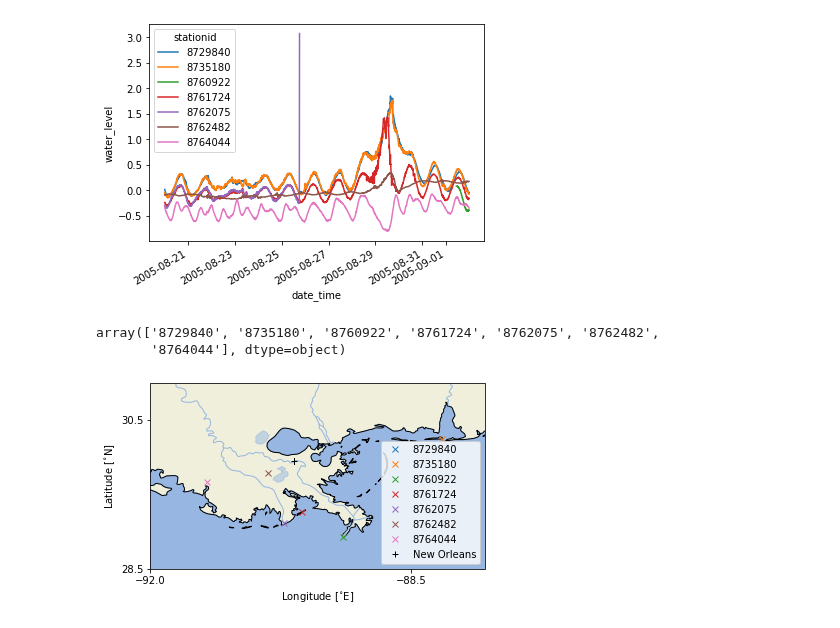
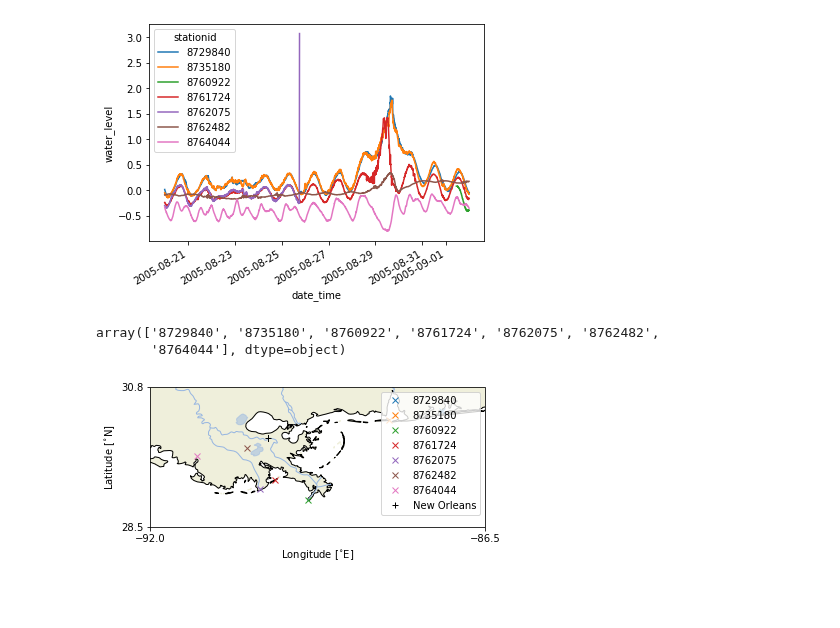
Before and after one commit to sdat2/adcirc-emulation, a Jupyter notebook: notebooks/exploratory/Katrina-Tidal-Guages.ipynb, the cells around one changed output. Saved outputs shown, nothing was run; the diff lists cells and outputs as text; code cells hidden in the pictures; blank space fills up the shorter version.

Commit message:
ext: improved plot

```diff
--- a/notebooks/exploratory/Katrina-Tidal-Guages.ipynb
+++ b/notebooks/exploratory/Katrina-Tidal-Guages.ipynb
@@ -22,45 +22,46 @@ ds.water_level.plot.line(hue="stationid")
 [figure]
 # %%
 ?ccrs.PlateCarree
-# %%
-ds["stationid"].values
-# %% [output]
-array(['8729840', '8735180', '8760922', '8761724', '8762075', '8762482',
-       '8764044'], dtype=object)
+# %%
+ds["stationid"].values
+# %% [output]
+array(['8729840', '8735180', '8760922', '8761724', '8762075', '8762482',
+       '8764044'], dtype=object)
 # %%
-#fig, axs = plt.subplots(2,1)
-ax = plt.axes(projection=cartopy.crs.PlateCarree())
+lons = [-92, -86.5]
+lats = [28.5, 30.8]
 
-ax.add_feature(cartopy.feature.LAND)
-ax.add_feature(cartopy.feature.OCEAN)
-ax.add_feature(cartopy.feature.COASTLINE)
-ax.add_feature(cartopy.feature.BORDERS, linestyle=':')
-ax.add_feature(cartopy.feature.LAKES, alpha=0.5)
-ax.add_feature(cartopy.feature.RIVERS)
+# fig, axs = plt.subplots(2,1)
+ax1 = plt.axes(projection=cartopy.crs.PlateCarree())
 
-ax.set_extent([-91.6, -87.5, 28.5, 31])
+def plot_guages_map(ax):
+    ax.add_feature(cartopy.feature.LAND)
+    # ax.add_feature(cartopy.feature.OCEAN)
+    ax.add_feature(cartopy.feature.COASTLINE)
+    ax.add_feature(cartopy.feature.BORDERS, linestyle=":")
+    ax.add_feature(cartopy.feature.LAKES, alpha=0.5)
+    ax.add_feature(cartopy.feature.RIVERS)
+    ax.set_extent(lons + lats)
 
-for stationid in ds["stationid"].values:
-    ax.plot(
-        ds.sel(stationid=stationid).lon.values,
-        ds.sel(stationid=stationid).lat.values,
-        "x",
-        label=stationid,
-    )
+    for stationid in ds["stationid"].values:
+        ax.plot(
+            ds.sel(stationid=stationid).lon.values,
+            ds.sel(stationid=stationid).lat.values,
+            "x",
+            label=stationid,
+        )
 
+    ax.plot(NEW_ORLEANS[0], NEW_ORLEANS[1], "+", color="black", label="New Orleans")
+    ax.set_xticks(lons, crs=ccrs.PlateCarree())
+    ax.set_yticks(lats, crs=ccrs.PlateCarree())
+    ax.set_ylabel("Latitude [$^{\circ}$N]")
+    ax.set_xlabel("Longitude [$^{\circ}$E]")
+    plt.legend()
 
-ax.plot(NEW_ORLEANS[0], NEW_ORLEANS[1], "+", color="black", label="New Orleans")
-
-
-ax.set_xticks([-92, -88.5], crs=ccrs.PlateCarree())
-ax.set_yticks([28.5, 30.5], crs=ccrs.PlateCarree())
-
-ax.set_ylabel("Latitude [$^{\circ}$N]")
-ax.set_xlabel("Longitude [$^{\circ}$E]")
-plt.legend()
+plot_guages_map(ax1)
 plt.show()
 # %% [output]
-[figure, old version]
+[figure, new version]
 # %%
 ?plt.axes
 # %%
```
Also changed, not shown: parts of 9 cells of this notebook, 1 other file.
